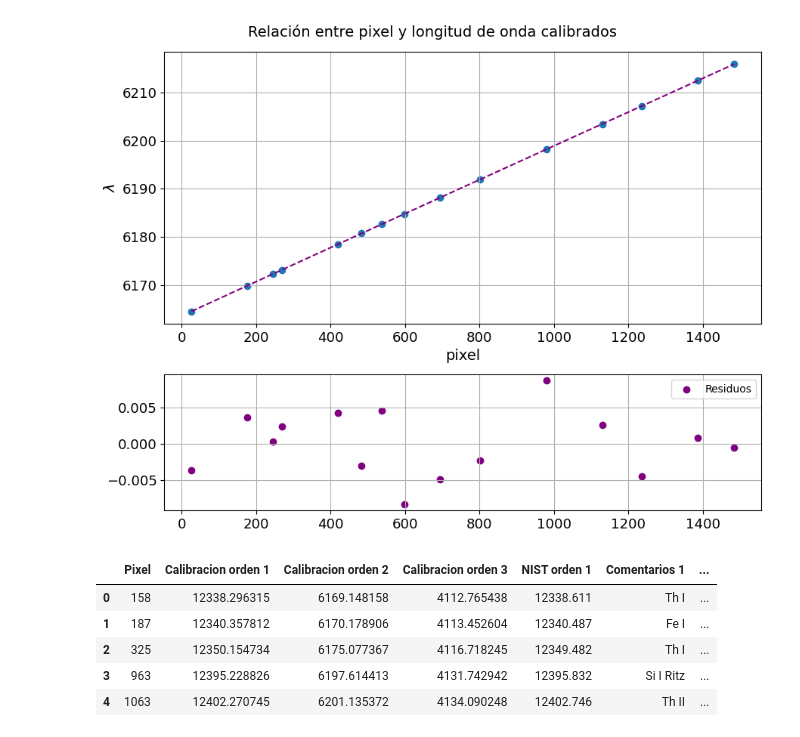
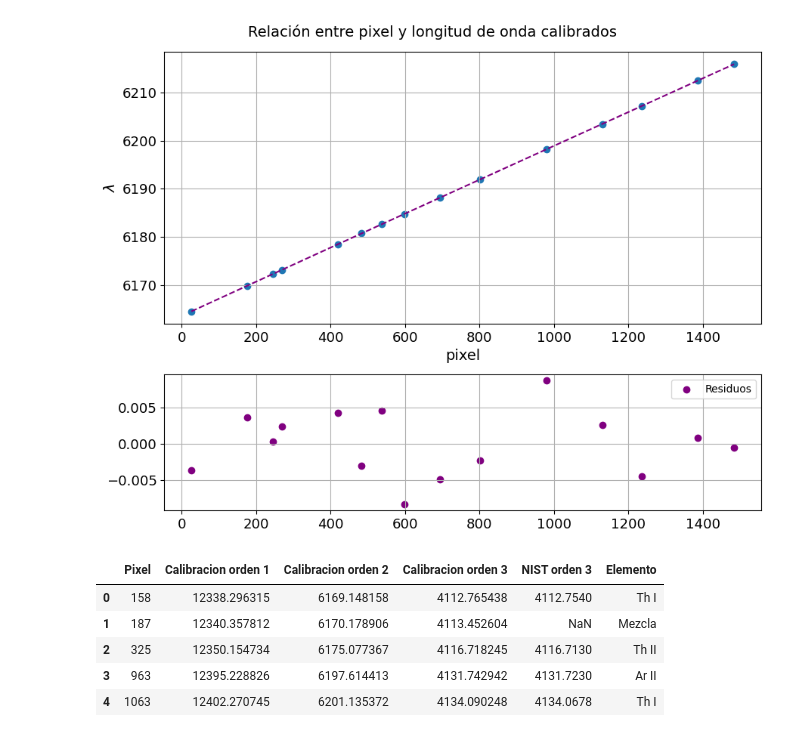
Before and after one commit to ccuellarn/Torium-Operation, a Jupyter notebook: Analisis.ipynb, the cells around one changed output. Saved outputs shown, nothing was run; the diff lists cells and outputs as text; code cells hidden in the pictures.

```diff
--- a/Analisis.ipynb
+++ b/Analisis.ipynb
@@ -198,34 +198,34 @@ fig1.tight_layout()
 # %%
 def Calibration(pix,param):
     return ((pix)**3)*param[0] + ((pix)**2)*param[1] + (pix)*param[2] + param[3]
 
 def LineasSus(pixs):
     Data = pd.DataFrame()
     Data['Pixel'] = pixs
     Orden1 = []
     Orden2 = []
     Orden3 = []
     for i in pixs:
         Orden1.append(Calibration(i,param)*2)
         Orden2.append(Calibration(i,param))
         Orden3.append(Calibration(i,param)*(2/3))
 
     Data['Calibracion orden 1'] = Orden1
     Data['Calibracion orden 2'] = Orden2
     Data['Calibracion orden 3'] = Orden3
 
     return Data
 
+
+
 LineasSos = LineasSus(PixSus)
-LineasSos['NIST orden 1'] = [12338.611,12340.487 , 12349.482, 12395.832, 12402.746]
-LineasSos['Comentarios 1'] = [ 'Th I', 'Fe I', 'Th I', 'Si I Ritz', 'Th II']
-LineasSos['NIST orden 3'] = [4112.754,4113.557 , 4116.713, 4131.723, 4134.0678]
-LineasSos['Comentarios 3'] = [ 'Th I ', 'Th II', 'Th II', 'Ar II', 'Th I']
+LineasSos['NIST orden 3'] = [4112.754,None , 4116.713, 4131.723, 4134.0678]
+LineasSos['Elemento'] = [ 'Th I ', 'Mezcla', 'Th II', 'Ar II', 'Th I']
 LineasSos
 # %% [output]
-|  | Pixel | Calibracion orden 1 | Calibracion orden 2 | Calibracion orden 3 | NIST orden 1 | Comentarios 1 | ... |
-| 0 | 158 | 12338.296315 | 6169.148158 | 4112.765438 | 12338.611 | Th I | ... |
-| 1 | 187 | 12340.357812 | 6170.178906 | 4113.452604 | 12340.487 | Fe I | ... |
-| 2 | 325 | 12350.154734 | 6175.077367 | 4116.718245 | 12349.482 | Th I | ... |
-| 3 | 963 | 12395.228826 | 6197.614413 | 4131.742942 | 12395.832 | Si I Ritz | ... |
-| 4 | 1063 | 12402.270745 | 6201.135372 | 4134.090248 | 12402.746 | Th II | ... |
+|  | Pixel | Calibracion orden 1 | Calibracion orden 2 | Calibracion orden 3 | NIST orden 3 | Elemento |
+| 0 | 158 | 12338.296315 | 6169.148158 | 4112.765438 | 4112.7540 | Th I |
+| 1 | 187 | 12340.357812 | 6170.178906 | 4113.452604 | NaN | Mezcla |
+| 2 | 325 | 12350.154734 | 6175.077367 | 4116.718245 | 4116.7130 | Th II |
+| 3 | 963 | 12395.228826 | 6197.614413 | 4131.742942 | 4131.7230 | Ar II |
+| 4 | 1063 | 12402.270745 | 6201.135372 | 4134.090248 | 4134.0678 | Th I |
```
